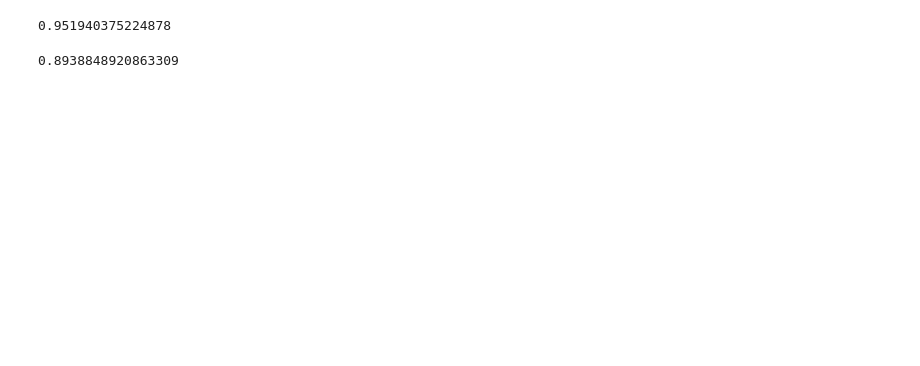
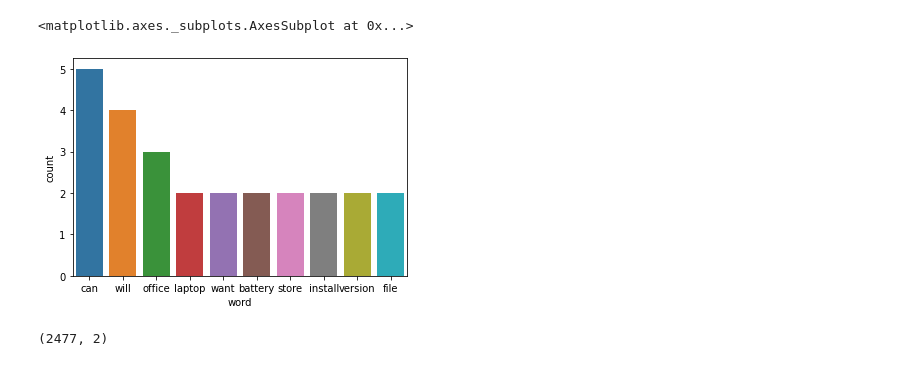
Before and after one commit to akarshpyr/Python-codes, a Jupyter notebook: NLP2.ipynb, the cells around one changed output. Saved outputs shown, nothing was run; the diff lists cells and outputs as text; code cells hidden in the pictures; blank space fills up the shorter version.

```diff
--- a/NLP2.ipynb
+++ b/NLP2.ipynb
@@ -209,2 +140,6 @@ doc1 = doc.todense().tolist()
+# %%
+word_freq = [(word,sum_words[idx]) for word, idx in cv.vocabulary_.items()]
+# %%
+word_freq = sorted(word_freq, key=lambda x: x[1], reverse=True)
 # %%
-data = pd.DataFrame(doc1,columns = names)
+wdf = pd.DataFrame(word_freq,columns = ['word','count'])
@@ -294,0 +166,2 @@ import matplotlib.pyplot as plt
+# %%
+wdf1 = wdf.head(10)
@@ -529,8 +184,5 @@ acc2 = np.mean(predte==email_test.type)
-# %%
-accuracy
-# %% [output]
-0.951940375224878
-# %%
-acc2
-# %% [output]
-0.8938848920863309
+# %%
+sns.barplot(x='word',y='count',data=wdf1)
+# %% [output]
+<matplotlib.axes._subplots.AxesSubplot at 0x...>
+[figure, added]
@@ -536,0 +191,4 @@ acc2
+# %%
+affin.shape
+# %% [output]
+(2477, 2)
```
Also changed, not shown: parts of 141 cells of this notebook.
